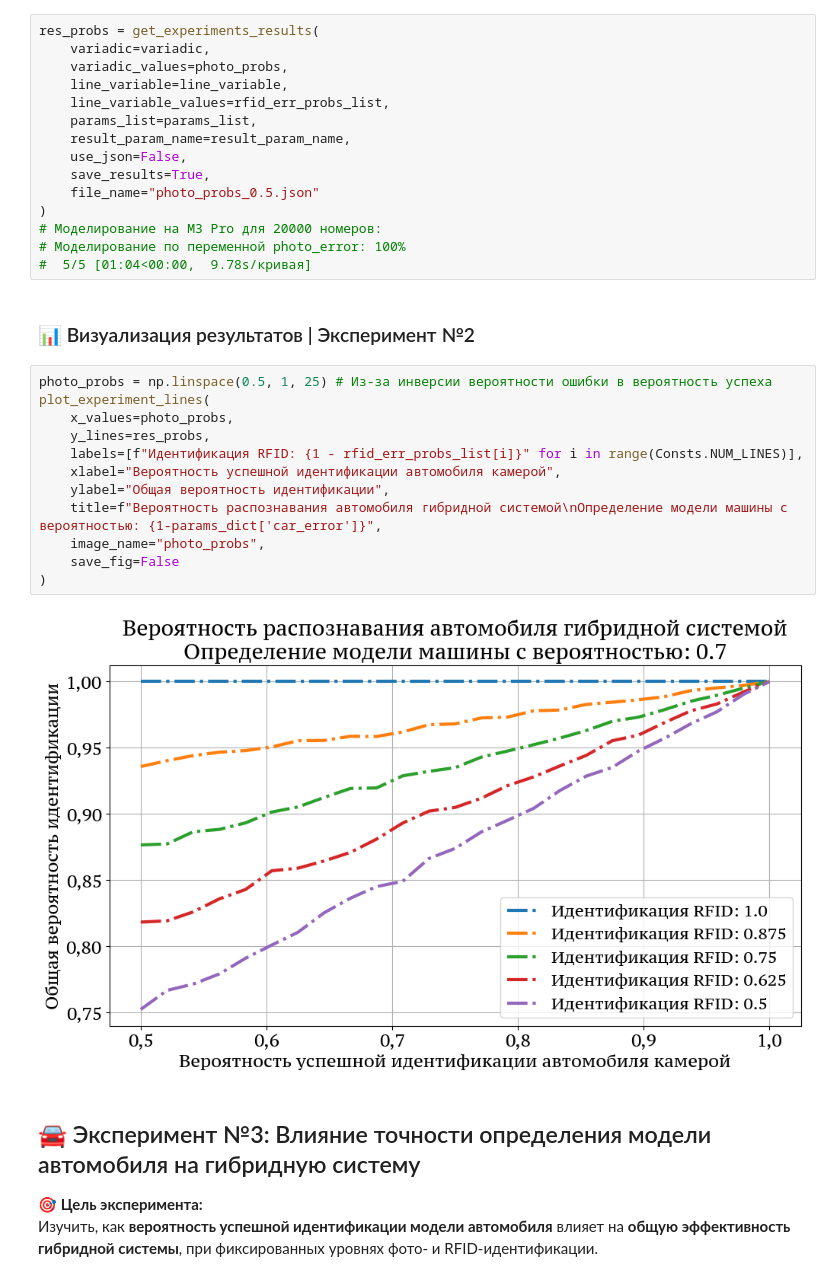
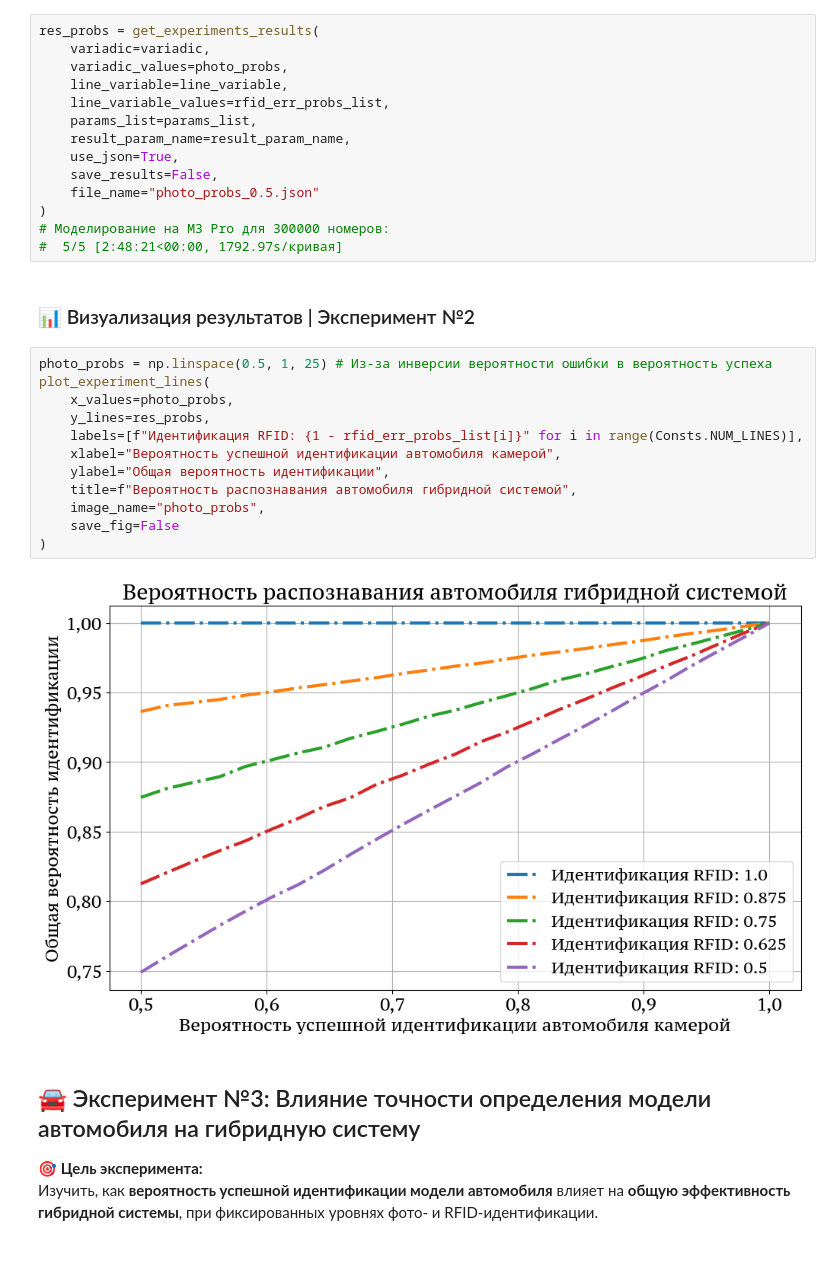
Before and after one commit to VilmenAbramian/simulation, a Jupyter notebook: pysim/experiments/notebooks/hybrid.ipynb, the cells around one changed output. Saved outputs shown, nothing was run; the diff lists cells and outputs as text.

Commit message:
Update images

```diff
--- a/pysim/experiments/notebooks/hybrid.ipynb
+++ b/pysim/experiments/notebooks/hybrid.ipynb
@@ -170,29 +169,28 @@ res_probs = get_experiments_results(
     line_variable_values=rfid_err_probs_list,
     params_list=params_list,
     result_param_name=result_param_name,
-    use_json=False,
-    save_results=True,
+    use_json=True,
+    save_results=False,
     file_name="photo_probs_0.5.json"
 )
-# Моделирование на M3 Pro для 20000 номеров:
-# Моделирование по переменной photo_error: 100%
-#  5/5 [01:04<00:00,  9.78s/кривая]
+# Моделирование на M3 Pro для 300000 номеров:
+#  5/5 [2:48:21<00:00, 1792.97s/кривая]
 # %% [markdown]
 ### 📊 Визуализация результатов | Эксперимент №2
 # %%
 photo_probs = np.linspace(0.5, 1, 25) # Из-за инверсии вероятности ошибки в вероятность успеха
 plot_experiment_lines(
     x_values=photo_probs,
     y_lines=res_probs,
     labels=[f"Идентификация RFID: {1 - rfid_err_probs_list[i]}" for i in range(Consts.NUM_LINES)],
     xlabel="Вероятность успешной идентификации автомобиля камерой",
     ylabel="Общая вероятность идентификации",
-    title=f"Вероятность распознавания автомобиля гибридной системой\nОпределение модели машины с вероятностью: {1-params_dict['car_error']}",
+    title=f"Вероятность распознавания автомобиля гибридной системой",
     image_name="photo_probs",
     save_fig=False
 )
 # %% [output]
-[figure, old version]
+[figure, new version]
 # %% [markdown]
 ## 🚘 Эксперимент №3: Влияние точности определения модели автомобиля на гибридную систему
 
```
Also changed, not shown: parts of 2 cells of this notebook, 24 other files.
